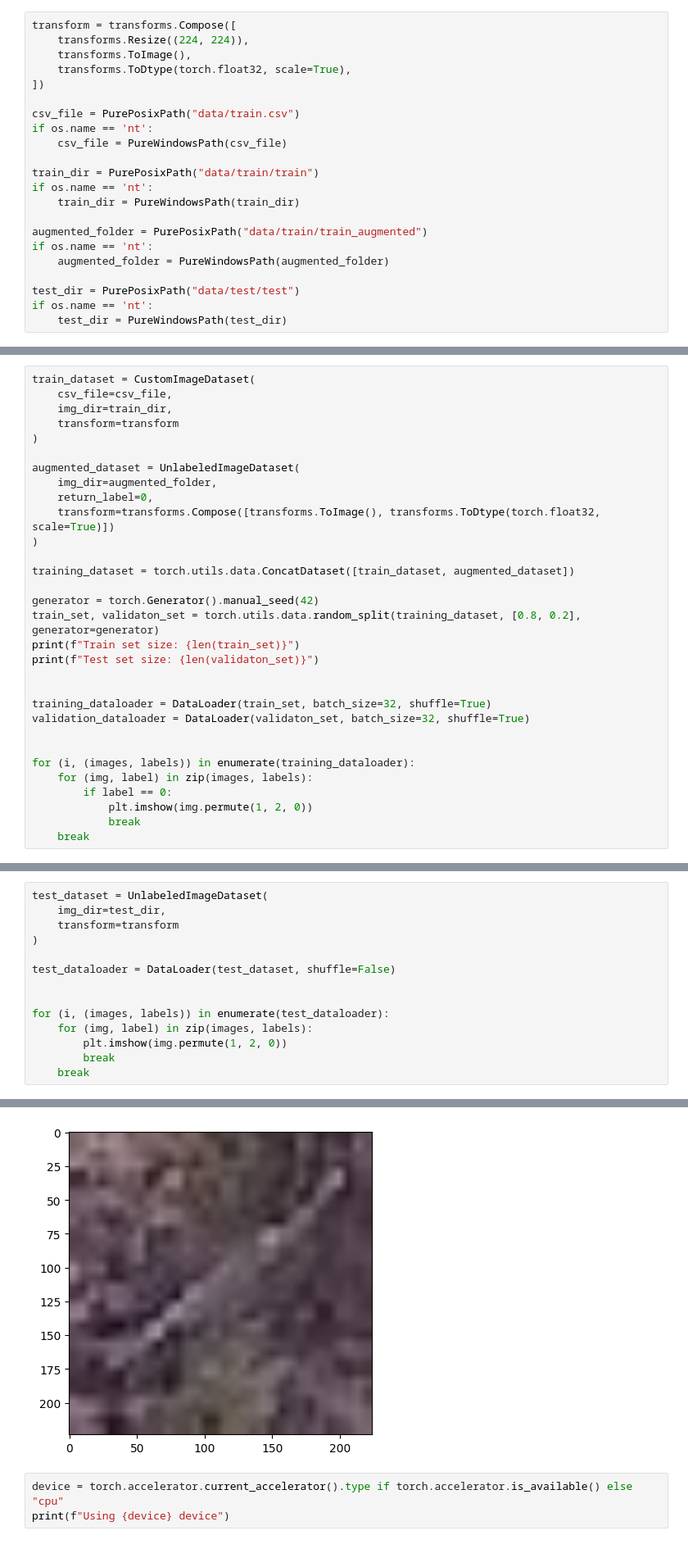
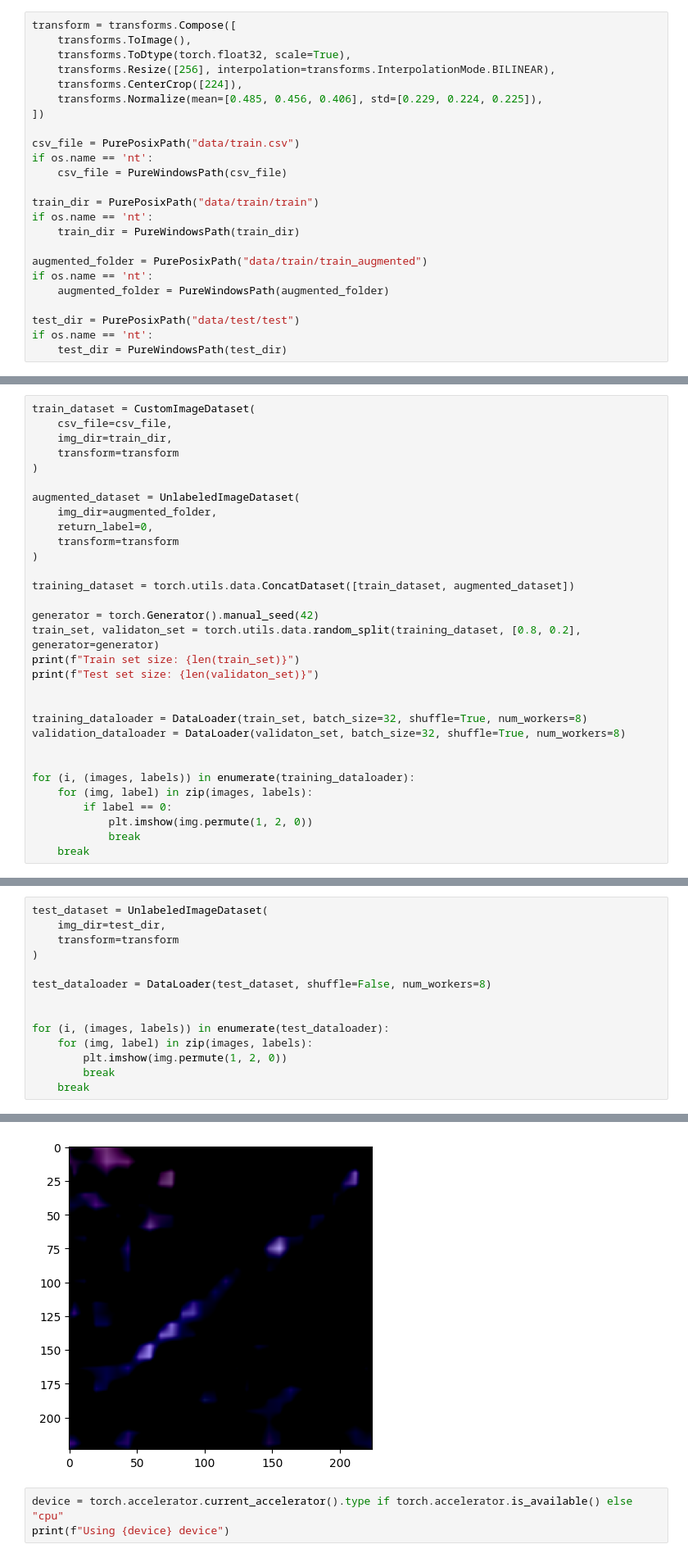
Before and after one commit to IAmReallyAlessio/AML-Challenges, a Jupyter notebook: challenge1/aerial_imagery.ipynb, the cells around one changed output, grey strips where cells are left out. Shown at 82% size. Saved outputs shown, nothing was run; the diff lists cells and outputs as text.

Commit message:
normalize

```diff
--- a/challenge1/aerial_imagery.ipynb
+++ b/challenge1/aerial_imagery.ipynb
@@ -64,9 +64,11 @@ plt.show()
 [figure]
 # %%
 transform = transforms.Compose([
-    transforms.Resize((224, 224)),
     transforms.ToImage(),
     transforms.ToDtype(torch.float32, scale=True),
+    transforms.Resize([256], interpolation=transforms.InterpolationMode.BILINEAR),
+    transforms.CenterCrop([224]),
+    transforms.Normalize(mean=[0.485, 0.456, 0.406], std=[0.229, 0.224, 0.225]),
 ])
 
 csv_file = PurePosixPath("data/train.csv")
@@ -130,7 +132,7 @@ train_dataset = CustomImageDataset(
 augmented_dataset = UnlabeledImageDataset(
     img_dir=augmented_folder,
     return_label=0,
-    transform=transforms.Compose([transforms.ToImage(), transforms.ToDtype(torch.float32, scale=True)])
+    transform=transform
 )
 
 training_dataset = torch.utils.data.ConcatDataset([train_dataset, augmented_dataset])
@@ -141,8 +143,8 @@ print(f"Train set size: {len(train_set)}")
 print(f"Test set size: {len(validaton_set)}")
 
 
-training_dataloader = DataLoader(train_set, batch_size=32, shuffle=True)
-validation_dataloader = DataLoader(validaton_set, batch_size=32, shuffle=True)
+training_dataloader = DataLoader(train_set, batch_size=32, shuffle=True, num_workers=8)
+validation_dataloader = DataLoader(validaton_set, batch_size=32, shuffle=True, num_workers=8)
 
 
 for (i, (images, labels)) in enumerate(training_dataloader):
@@ -161,7 +164,7 @@ test_dataset = UnlabeledImageDataset(
     transform=transform
 )
 
-test_dataloader = DataLoader(test_dataset, shuffle=False)
+test_dataloader = DataLoader(test_dataset, shuffle=False, num_workers=8)
 
 
 for (i, (images, labels)) in enumerate(test_dataloader):
@@ -173,4 +177,4 @@ for (i, (images, labels)) in enumerate(test_dataloader):
-[figure, old version]
+[figure, new version]
 # %%
 device = torch.accelerator.current_accelerator().type if torch.accelerator.is_available() else "cpu"
 print(f"Using {device} device")
```
Also changed, not shown: parts of 3 cells of this notebook, 1 other file.
